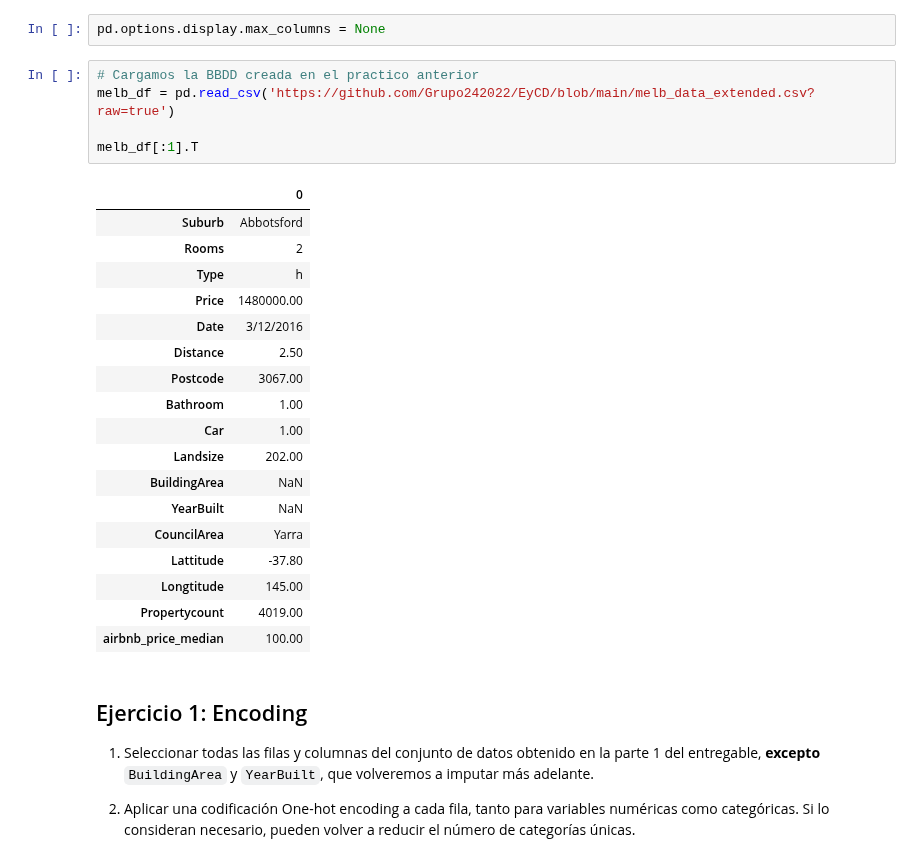
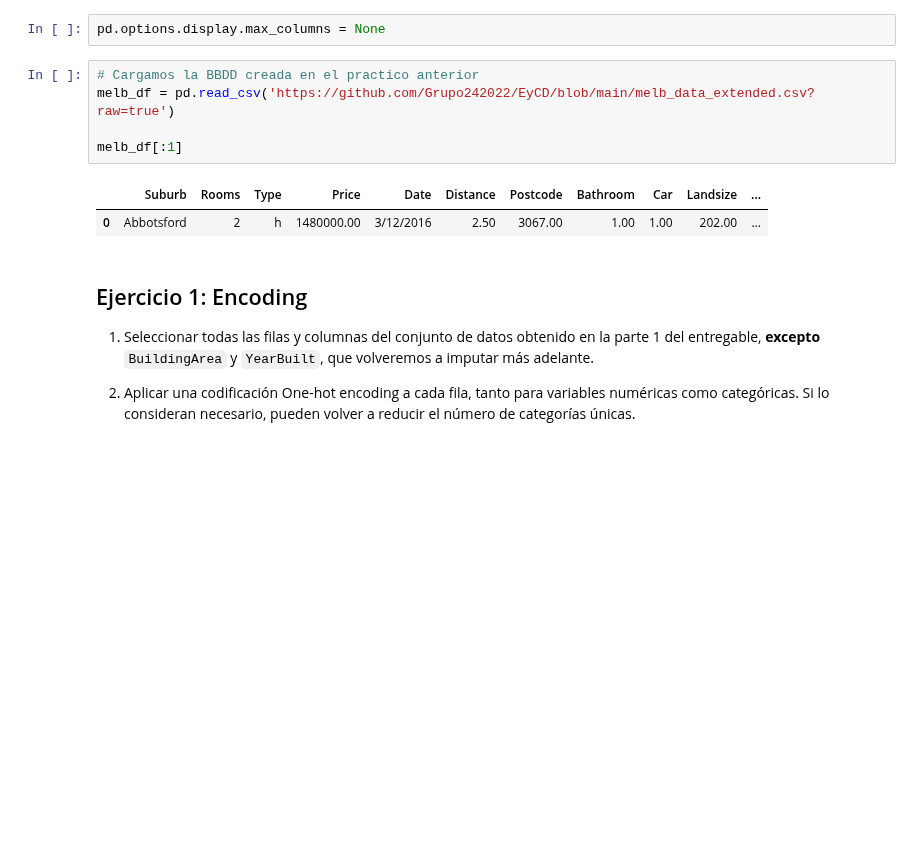
Before and after one commit to Grupo242022/EyCD, a Jupyter notebook: Entregable_Parte_2_2022_v1.ipynb, the cells around one changed output. Drawn from its saved outputs; the diff is of its cells as text; blank space fills up the shorter version.

```diff
--- a/Entregable_Parte_2_2022_v1.ipynb
+++ b/Entregable_Parte_2_2022_v1.ipynb
@@ -45,27 +45,11 @@ pd.options.display.max_columns = None
 # %%
 # Cargamos la BBDD creada en el practico anterior
 melb_df = pd.read_csv('https://github.com/Grupo242022/EyCD/blob/main/melb_data_extended.csv?raw=true')
 
-melb_df[:1].T
+melb_df[:1]
 # %% [output]
-|  | 0 |
-| Suburb | Abbotsford |
-| Rooms | 2 |
-| Type | h |
-| Price | 1480000.00 |
-| Date | 3/12/2016 |
-| Distance | 2.50 |
-| Postcode | 3067.00 |
-| Bathroom | 1.00 |
-| Car | 1.00 |
-| Landsize | 202.00 |
-| BuildingArea | NaN |
-| YearBuilt | NaN |
-| CouncilArea | Yarra |
-| Lattitude | -37.80 |
-| Longtitude | 145.00 |
-| Propertycount | 4019.00 |
-| airbnb_price_median | 100.00 |
+|  | Suburb | Rooms | Type | Price | Date | Distance | Postcode | Bathroom | Car | Landsize | ... |
+| 0 | Abbotsford | 2 | h | 1480000.00 | 3/12/2016 | 2.50 | 3067.00 | 1.00 | 1.00 | 202.00 | ... |
 # %% [markdown]
 ## Ejercicio 1: Encoding
 
```
Also changed, not shown: parts of 14 cells of this notebook.
